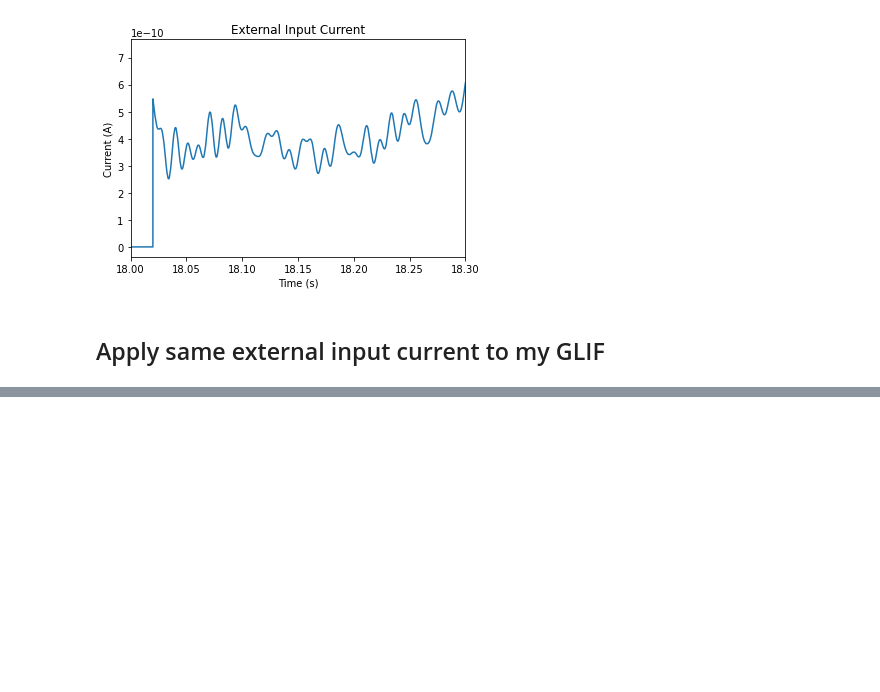
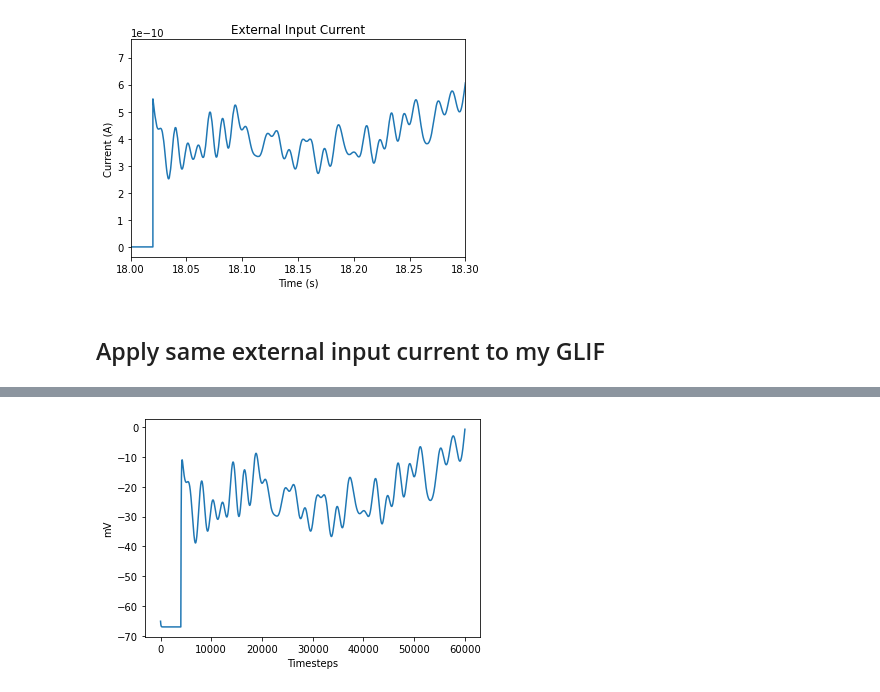
Before and after one commit to williamsnider/v1_project, a Jupyter notebook: compare_GLIF.ipynb, the cells around one changed output, grey strips where cells are left out. Drawn from its saved outputs; the diff is of its cells as text; code cells hidden in the pictures; blank space fills up the shorter version.

```diff
--- a/compare_GLIF.ipynb
+++ b/compare_GLIF.ipynb
@@ -12,7 +12,7 @@ import sys
 import time
 import matplotlib.pyplot as plt
 
-relative_path=os.path.dirname('/home/williamsnider/Code/GLIF_Teeter_et_al_2018/create_data_dir')
+relative_path=os.path.dirname('./GLIF_Teeter_et_al_2018/create_data_dir')
 sys.path.append(os.path.join(relative_path, 'libraries'))
 from data_library import get_file_path_endswith, get_sweep_num_by_name
 from allensdk.core.cell_types_cache import CellTypesCache
@@ -188,10 +187,13 @@ ax.set_title('External Input Current')
 plt.show()
 # %% [output]
 [figure]
+# %%
+mask = np.logical_and(t>18, t<18.3)
+S_sub = S[mask]
 # %% [markdown]
 ## Apply same external input current to my GLIF
 # %%
-from GLIF_models import GLIF_1
+# from GLIF_models import GLIF_1
 from pygenn.genn_model import GeNNModel, create_custom_current_source_class, create_custom_neuron_class
 from pygenn.genn_groups import CurrentSource
 import matplotlib.pyplot as plt
@@ -202,17 +204,16 @@ GLIF_1 = create_custom_neuron_class(
     var_name_types=[("V", "scalar")],
     sim_code='$(V)+=1/$(C)*($(Isyn)-$(G)*($(V)-$(El)))*DT;',
     threshold_condition_code='$(V)>=$(V_thres)',
-    reset_code = '$(V)=$(El);'
+    reset_code = '$(V)=$(El);',
 )
 
 
 ### Add GLIF Class to model ###
 # TODO: copy parameters from Teeter 2018 config file
-GLIF_1_params = {"C": 60.72,
-              "G": 1.0,
-              "El": -79.04,
-            #   "Ie": 0.0,  # TODO: this is a placeholder until I learn how to add external input current
-              "V_thres": -49.63}
+GLIF_1_params = {"C":  5.974122556127248e-11 * 1e9,
+              "G":1/(111019003.43890007)*1e6,
+              "El": -0.06692888132731122*1e3,  # mV
+              "V_thres": 0.02500695720882018 *1e3}
 GLIF_1_init = {"V": -65.0}
 num_GLIF = 1
 model = GeNNModel("float", "GLIF_1")
@@ -226,55 +227,78 @@ pop1 = model.add_neuron_population(
 )
 
 
-# # Need to add a synapse to declare Isyn?
-# s_ini = {"g": 0}
-# ps_p = {"tau": 1.0, # Decay time constant [ms]
-#         "E": -80.0} # Reversal potential [mV]
-# model.add_synapse_population("Pop1self", "SPARSE_GLOBALG", 1,
-#     pop1, pop1,
-#     "StaticPulse", {}, s_ini, {}, {},
-#     "ExpCond", ps_p, {},)
+# Add DC current to model - works!
+# cs = model.add_current_source(
+#     cs_name = "external_current",
+#     current_source_model="DC",
+#     pop=pop1,
+#     param_space={'amp': 40.0},
+#     var_space = {},
+# )
 
+# external_current_source = create_custom_current_source_class(
+#     class_name = "external_current",
+#     var_name_types = [("step", "unsigned int") ],
+#     injection_code = """
+#     if ($(step) > 200 && $(step) < 1500) {
+#         $(injectCurrent, 50.0);
+#     }
+#     $(step)++;
+#     """,
+#     extra_global_params=[("Ie", "float*")])
+
+# cs_ini = {"step": 0}  # external input current from Teeter 2018
+# cs = model.add_current_source(
+#     cs_name = "external_current_source",
+#     current_source_model=external_current_source,
+#     pop = pop1,
+#     param_space = {},
+#     var_space = cs_ini)
+
+# cs.set_extra_global_param("Ie", S)
 
 ### Add current source to model ###
 external_current_source = create_custom_current_source_class(
     class_name = "external_current",
-    var_name_types = [("step", "unsigned int") ],  # How to index array?
+    var_name_types = [("step", "unsigned int"), ("current", "float") ],
     injection_code = """
-    $(injectCurrent, $(current_array)[$(step)]);
+    $(current)=$(Ie)[$(step)];
+    $(injectCurrent,$(current) );
     $(step)++;
     """,
+    extra_global_params=[("Ie", "float*")]
 )
-cs_ini = {"step": 0, "current_array": S}  # external input current from Teeter 2018
-model.add_current_source(
+cs_ini = {"step": 0, "current":0.0}  # external input current from Teeter 2018
+cs = model.add_current_source(
     cs_name = "external_current_source",
     current_source_model=external_current_source,
     pop = pop1,
     param_space = {},
     var_space = cs_ini)
-# pop.set_extra_global_param("input",numpy_array)
-# Global implies same for all neuron
-# extra_global_params = [("current_array", "float*")]
-#extra global parameter=[("R", "float")]
-# float* means its an array you can give a size for
-# Can access time with $(T)
-# $(input)[$(id)*$(max_t)+(int)($(t) / DT)]
+
+scale = 1e9
+cs.set_extra_global_param("Ie", S_sub*scale)
+
 
 model.build()
 model.load()
 
 # Run a quick simulation
-v = np.empty((2000, num_GLIF))
+num_steps = len(S_sub)
+v = np.empty((num_steps, num_GLIF))
+# c = np.empty((2000, num_GLIF))
 v_view = pop1.vars["V"].view
-while model.t < 200.0:
+# c_view = cs.vars["current"].view
+for i in range(num_steps):
     model.step_time()
     pop1.pull_var_from_device("V")
+    # cs.pull_var_from_device("current")
 
     v[model.timestep - 1,:]=v_view[:]
-
+    # c[model.timestep - 1,:]=c_view[:]
 # Plot the results -- voltage of the neuron for 200 timesteps
 fig, axis = plt.subplots()
-axis.plot(v[:2000,:])
+axis.plot(v[:num_steps,:])
 axis.set_xlabel('Timesteps')
 axis.set_ylabel('mV')
 plt.show()
@@ -282,0 +306 @@ CalledProcessError: Command '['make', '-j', '8', '-C', './GLIF_1_CODE']' returne
+[figure, added]
```
Also changed, not shown: parts of 3 cells of this notebook, 1 other file.
